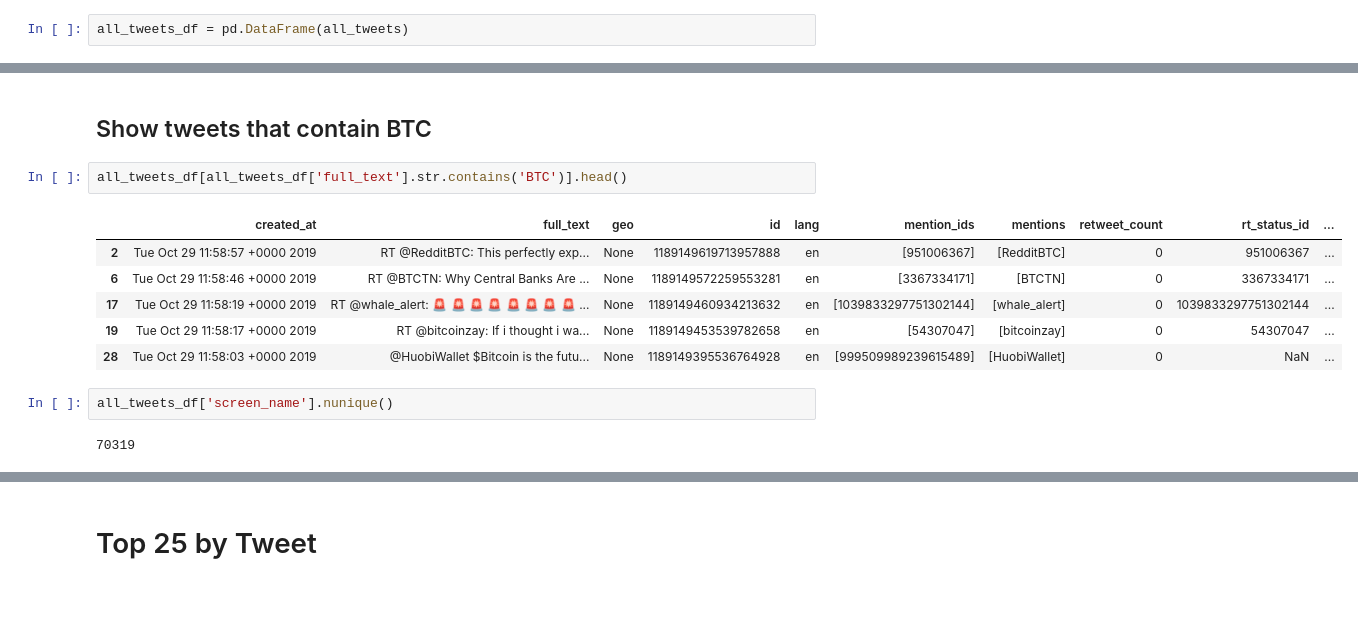
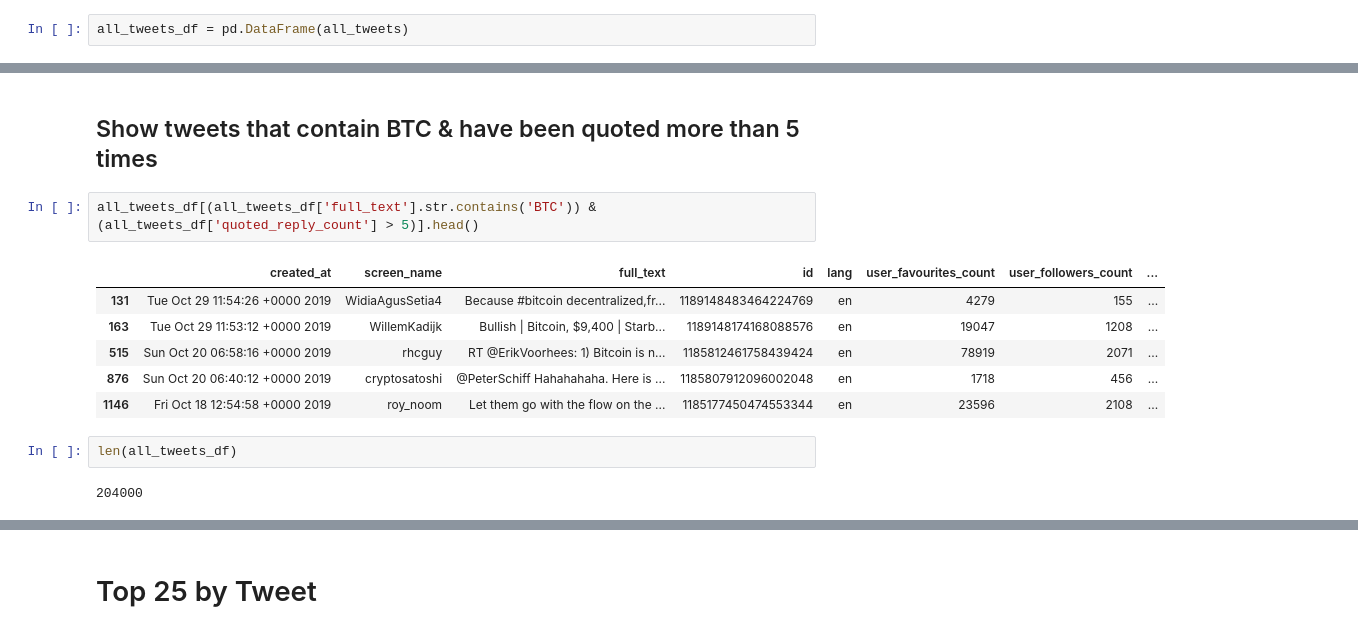
Before and after one commit to willwillis/Crypto-Sentiment-Clusters, a Jupyter notebook: notebooks/will/twitter/parse-premium-jsonl.v2.ipynb, the cells around one changed output, grey strips where cells are left out. Saved outputs shown, nothing was run; the diff lists cells and outputs as text; blank space fills up the shorter version.

```diff
--- a/notebooks/will/twitter/parse-premium-jsonl.v2.ipynb
+++ b/notebooks/will/twitter/parse-premium-jsonl.v2.ipynb
@@ -60,16 +70,16 @@ screen_name              object
 dtype: object
 # %% [markdown]
-## Show tweets that contain BTC
+## Show tweets that contain BTC & have been quoted more than 5 times
 # %%
-all_tweets_df[all_tweets_df['full_text'].str.contains('BTC')].head()
+all_tweets_df[(all_tweets_df['full_text'].str.contains('BTC')) & (all_tweets_df['quoted_reply_count'] > 5)].head()
 # %% [output]
-|  | created_at | full_text | geo | id | lang | mention_ids | mentions | retweet_count | rt_status_id | ... |
-| 2 | Tue Oct 29 11:58:57 +0000 2019 | RT @RedditBTC: This perfectly exp... | None | 1189149619713957888 | en | [951006367] | [RedditBTC] | 0 | 951006367 | ... |
-| 6 | Tue Oct 29 11:58:46 +0000 2019 | RT @BTCTN: Why Central Banks Are ... | None | 1189149572259553281 | en | [3367334171] | [BTCTN] | 0 | 3367334171 | ... |
-| 17 | Tue Oct 29 11:58:19 +0000 2019 | RT @whale_alert: 🚨 🚨 🚨 🚨 🚨 🚨 🚨 🚨 ... | None | 1189149460934213632 | en | [1039833297751302144] | [whale_alert] | 0 | 1039833297751302144 | ... |
-| 19 | Tue Oct 29 11:58:17 +0000 2019 | RT @bitcoinzay: If i thought i wa... | None | 1189149453539782658 | en | [54307047] | [bitcoinzay] | 0 | 54307047 | ... |
-| 28 | Tue Oct 29 11:58:03 +0000 2019 | @HuobiWallet $Bitcoin is the futu... | None | 1189149395536764928 | en | [999509989239615489] | [HuobiWallet] | 0 | NaN | ... |
+|  | created_at | screen_name | full_text | id | lang | user_favourites_count | user_followers_count | ... |
+| 131 | Tue Oct 29 11:54:26 +0000 2019 | WidiaAgusSetia4 | Because #bitcoin decentralized,fr... | 1189148483464224769 | en | 4279 | 155 | ... |
+| 163 | Tue Oct 29 11:53:12 +0000 2019 | WillemKadijk | Bullish | Bitcoin, $9,400 | Starb... | 1189148174168088576 | en | 19047 | 1208 | ... |
+| 515 | Sun Oct 20 06:58:16 +0000 2019 | rhcguy | RT @ErikVoorhees: 1) Bitcoin is n... | 1185812461758439424 | en | 78919 | 2071 | ... |
+| 876 | Sun Oct 20 06:40:12 +0000 2019 | cryptosatoshi | @PeterSchiff Hahahahaha. Here is ... | 1185807912096002048 | en | 1718 | 456 | ... |
+| 1146 | Fri Oct 18 12:54:58 +0000 2019 | roy_noom | Let them go with the flow on the ... | 1185177450474553344 | en | 23596 | 2108 | ... |
-# %%
-all_tweets_df['screen_name'].nunique()
-# %% [output]
-70319
+# %%
+len(all_tweets_df)
+# %% [output]
+204000
```
Also changed, not shown: parts of 14 cells of this notebook, 5 other files.
